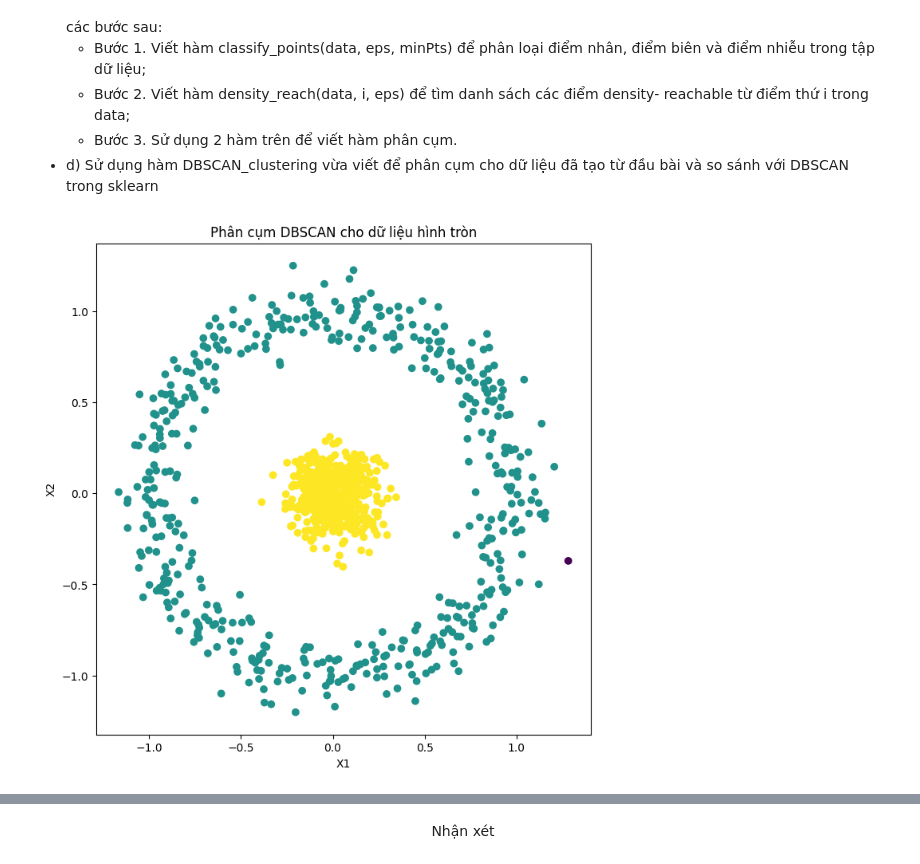
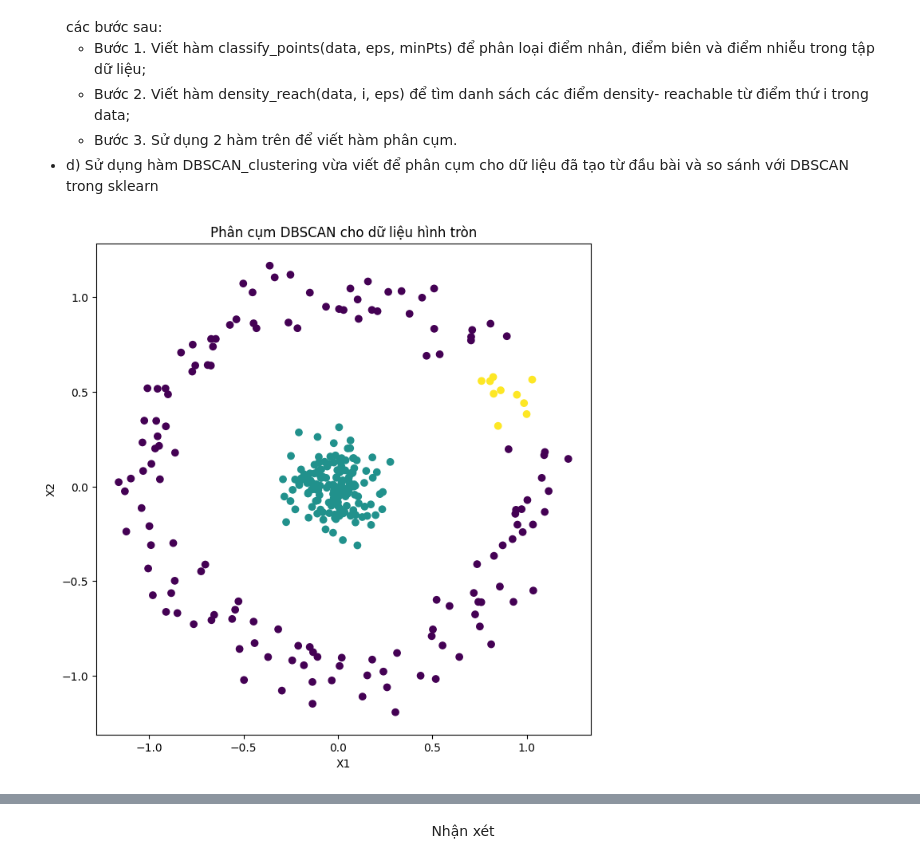
Before and after one commit to TheDan53-Forwork/Multi-Dimensional-Data-Processing, a Jupyter notebook: lab/DBSCAN/21110256_HuynhNguyenTheDan_01_DBSCAN.ipynb, the cells around one changed output, grey strips where cells are left out. Cells and saved outputs as stored; diff of their text form; code cells hidden in the pictures.

```diff
--- a/lab/DBSCAN/21110256_HuynhNguyenTheDan_01_DBSCAN.ipynb
+++ b/lab/DBSCAN/21110256_HuynhNguyenTheDan_01_DBSCAN.ipynb
@@ -18,25 +18,25 @@
 # %%
 import matplotlib.pyplot as plt
 from sklearn.datasets import make_circles
 from sklearn.cluster import DBSCAN
 import numpy as np
 import pandas as pd
 
 # Tạo dữ liệu hình tròn
 np.random.seed(2)
-X, labels_true = make_circles(n_samples=1000, factor=0.1, noise=0.1)
+X, labels_true = make_circles(n_samples=300, factor=0.1, noise=0.1)
 
 # Phân cụm bằng DBSCAN
 dbscan = DBSCAN(eps=0.2, min_samples=5)
 labels = dbscan.fit_predict(X)
 
 # Trực quan hóa kết quả
 fig, axs = plt.subplots(1, 1, figsize=(8, 8))
 
 plt.scatter(X[:,0], X[:,1], c=labels, cmap='viridis', marker='o')
 plt.title('Phân cụm DBSCAN cho dữ liệu hình tròn')
 plt.xlabel('X1')
 plt.ylabel('X2')
 plt.show()
 # %% [output]
-[figure, old version]
+[figure, new version]
```
Also changed, not shown: parts of 18 cells of this notebook.
